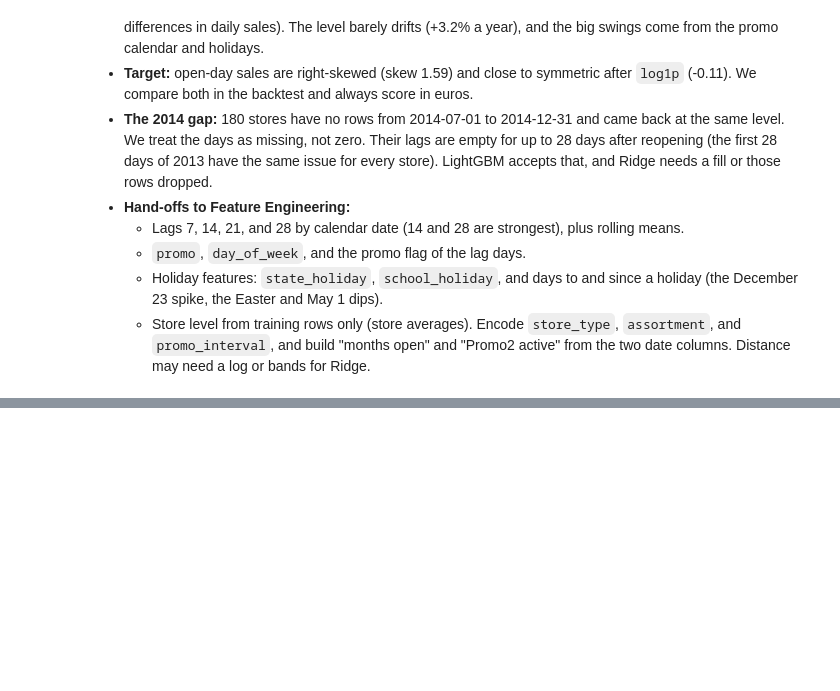
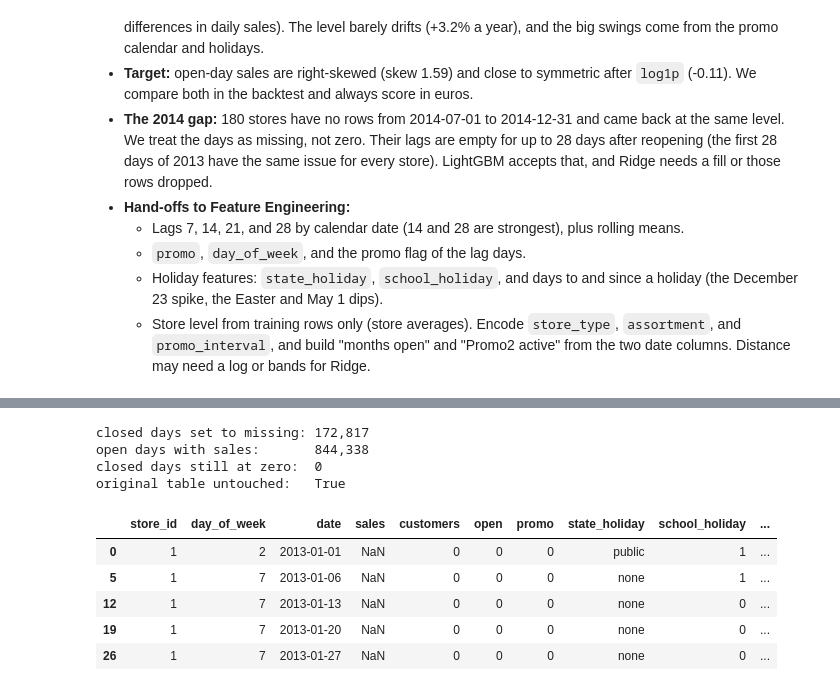
Before and after one commit to rimvelvet31/rossmann-retail-demand-forecasting, a Jupyter notebook: notebooks/notebook.ipynb, the cells around one changed output, grey strips where cells are left out. Cells and saved outputs as stored; diff of their text form; code cells hidden in the pictures; blank space fills up the shorter version.

```diff
--- a/notebooks/notebook.ipynb
+++ b/notebooks/notebook.ipynb
@@ -1556,0 +1595,21 @@ store, weekday, and promo together explain 84.5% of the differences in daily sal
+# %%
+features_df = set_missing(fct_store_day, ["sales"], fct_store_day["open"] == 0)
+
+print(f"closed days set to missing: {features_df['sales'].isna().sum():,}")
+print(f"open days with sales:       {features_df['sales'].notna().sum():,}")
+print(f"closed days still at zero:  {((features_df['open'] == 0) & (features_df['sales'] == 0)).sum():,}")
+print(f"original table untouched:   {fct_store_day['sales'].isna().sum() == 0}")
+# %% [output]
+closed days set to missing: 172,817
+open days with sales:       844,338
+closed days still at zero:  0
+original table untouched:   True
+# %%
+features_df[features_df["open"] == 0].head()
+# %% [output]
+|  | store_id | day_of_week | date | sales | customers | open | promo | state_holiday | school_holiday | ... |
+| 0 | 1 | 2 | 2013-01-01 | NaN | 0 | 0 | 0 | public | 1 | ... |
+| 5 | 1 | 7 | 2013-01-06 | NaN | 0 | 0 | 0 | none | 1 | ... |
+| 12 | 1 | 7 | 2013-01-13 | NaN | 0 | 0 | 0 | none | 0 | ... |
+| 19 | 1 | 7 | 2013-01-20 | NaN | 0 | 0 | 0 | none | 0 | ... |
+| 26 | 1 | 7 | 2013-01-27 | NaN | 0 | 0 | 0 | none | 0 | ... |
```
Also changed, not shown: parts of 50 cells of this notebook.
